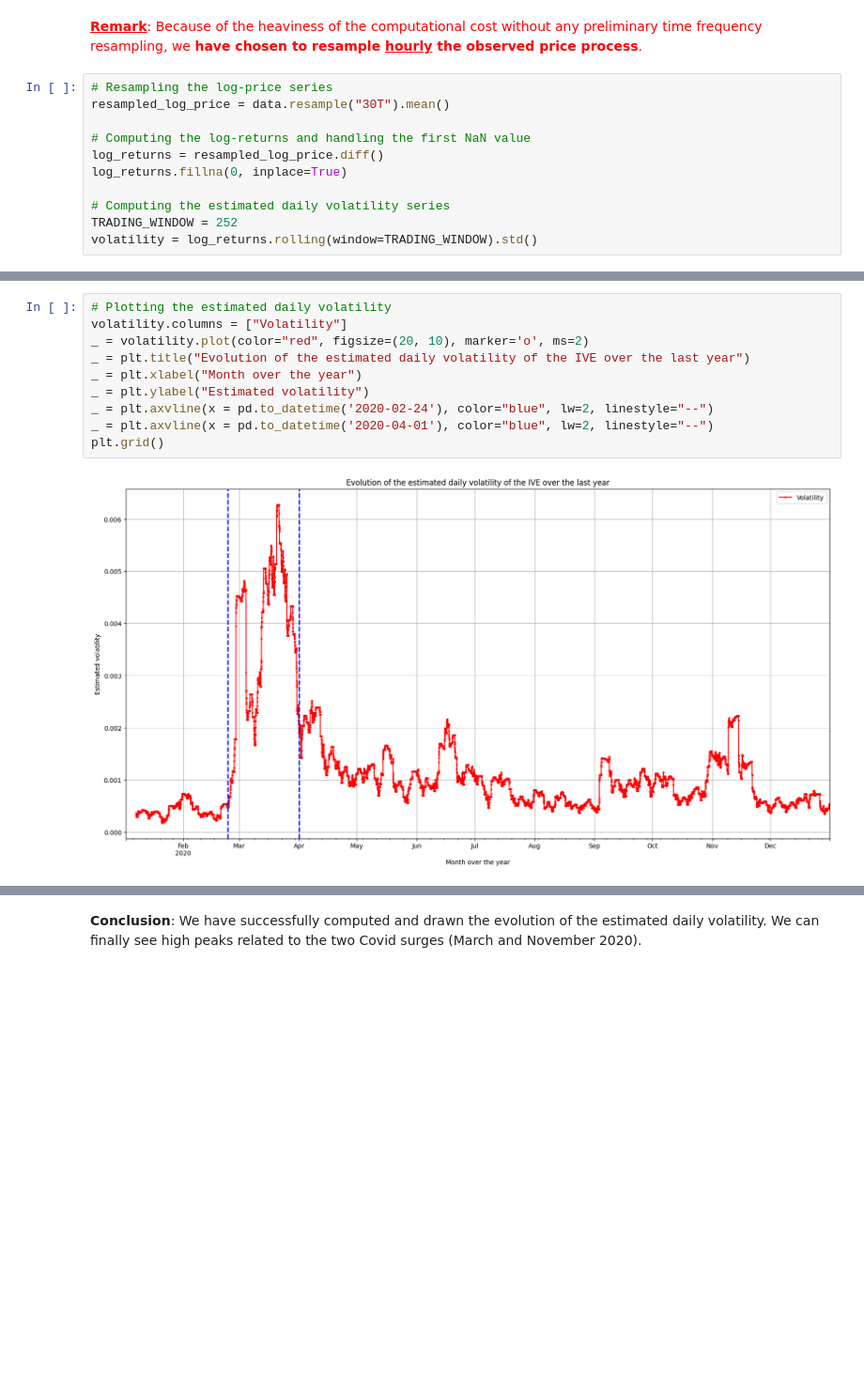
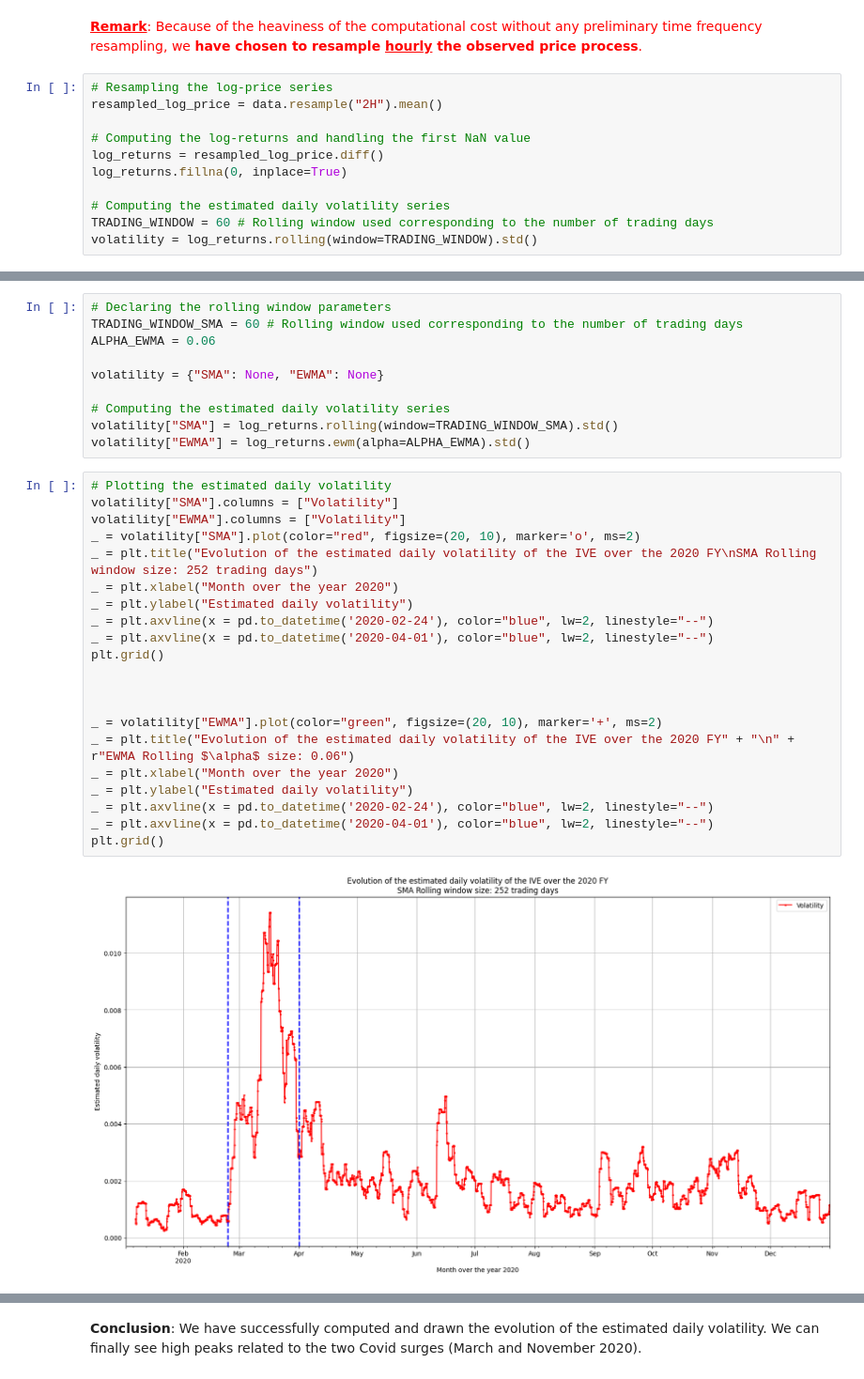
Before and after one commit to lcsrodriguez/HFT-IntradayVol-Estimation, a Jupyter notebook: main.ipynb, the cells around one changed output, grey strips where cells are left out. Shown at 94% size. Saved outputs shown, nothing was run; the diff lists cells and outputs as text; blank space fills up the shorter version.

Commit message:
Adding EWMA computations

```diff
--- a/main.ipynb
+++ b/main.ipynb
@@ -679,12 +690,12 @@ with $(S_i)_i$ the **observed price process**.
 </p>
 # %%
 # Resampling the log-price series
-resampled_log_price = data.resample("30T").mean()
+resampled_log_price = data.resample("2H").mean()
 
 # Computing the log-returns and handling the first NaN value
 log_returns = resampled_log_price.diff()
 log_returns.fillna(0, inplace=True)
 
 # Computing the estimated daily volatility series
-TRADING_WINDOW = 252
+TRADING_WINDOW = 60 # Rolling window used corresponding to the number of trading days
 volatility = log_returns.rolling(window=TRADING_WINDOW).std()
@@ -708,12 +706,33 @@ volatility
+# %%
+# Declaring the rolling window parameters
+TRADING_WINDOW_SMA = 60 # Rolling window used corresponding to the number of trading days
+ALPHA_EWMA = 0.06
+
+volatility = {"SMA": None, "EWMA": None}
+
+# Computing the estimated daily volatility series
+volatility["SMA"] = log_returns.rolling(window=TRADING_WINDOW_SMA).std()
+volatility["EWMA"] = log_returns.ewm(alpha=ALPHA_EWMA).std()
 # %%
 # Plotting the estimated daily volatility
-volatility.columns = ["Volatility"]
-_ = volatility.plot(color="red", figsize=(20, 10), marker='o', ms=2)
-_ = plt.title("Evolution of the estimated daily volatility of the IVE over the last year")
-_ = plt.xlabel("Month over the year")
-_ = plt.ylabel("Estimated volatility")
+volatility["SMA"].columns = ["Volatility"]
+volatility["EWMA"].columns = ["Volatility"]
+_ = volatility["SMA"].plot(color="red", figsize=(20, 10), marker='o', ms=2)
+_ = plt.title("Evolution of the estimated daily volatility of the IVE over the 2020 FY\nSMA Rolling window size: 252 trading days")
+_ = plt.xlabel("Month over the year 2020")
+_ = plt.ylabel("Estimated daily volatility")
 _ = plt.axvline(x = pd.to_datetime('2020-02-24'), color="blue", lw=2, linestyle="--")
 _ = plt.axvline(x = pd.to_datetime('2020-04-01'), color="blue", lw=2, linestyle="--")
 plt.grid()
+
+
+
+_ = volatility["EWMA"].plot(color="green", figsize=(20, 10), marker='+', ms=2)
+_ = plt.title("Evolution of the estimated daily volatility of the IVE over the 2020 FY" + "\n" + r"EWMA Rolling $\alpha$ size: 0.06")
+_ = plt.xlabel("Month over the year 2020")
+_ = plt.ylabel("Estimated daily volatility")
+_ = plt.axvline(x = pd.to_datetime('2020-02-24'), color="blue", lw=2, linestyle="--")
+_ = plt.axvline(x = pd.to_datetime('2020-04-01'), color="blue", lw=2, linestyle="--")
+plt.grid()
 # %% [output]
-[figure, old version]
+[figure, new version]
```
Also changed, not shown: parts of 16 cells of this notebook.
